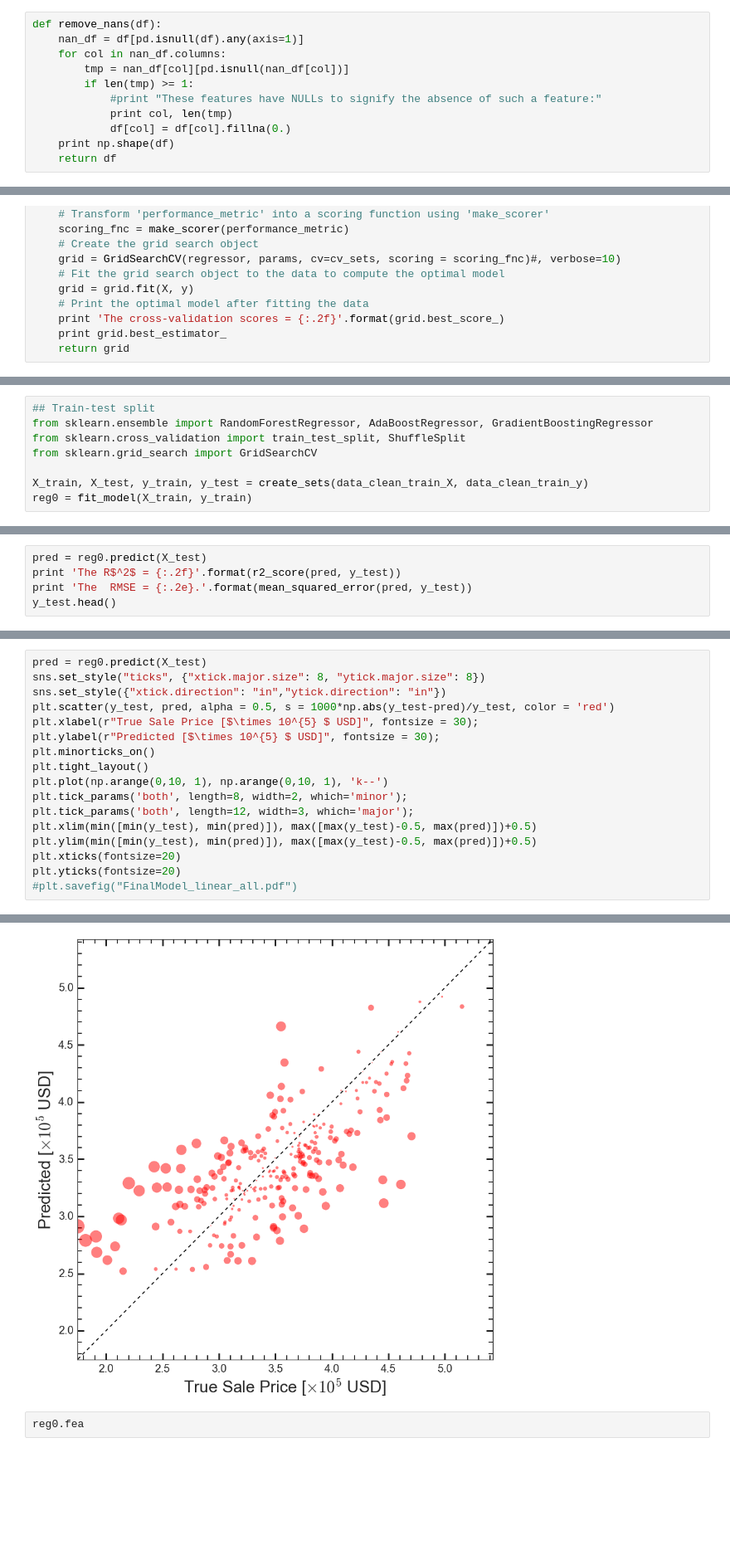
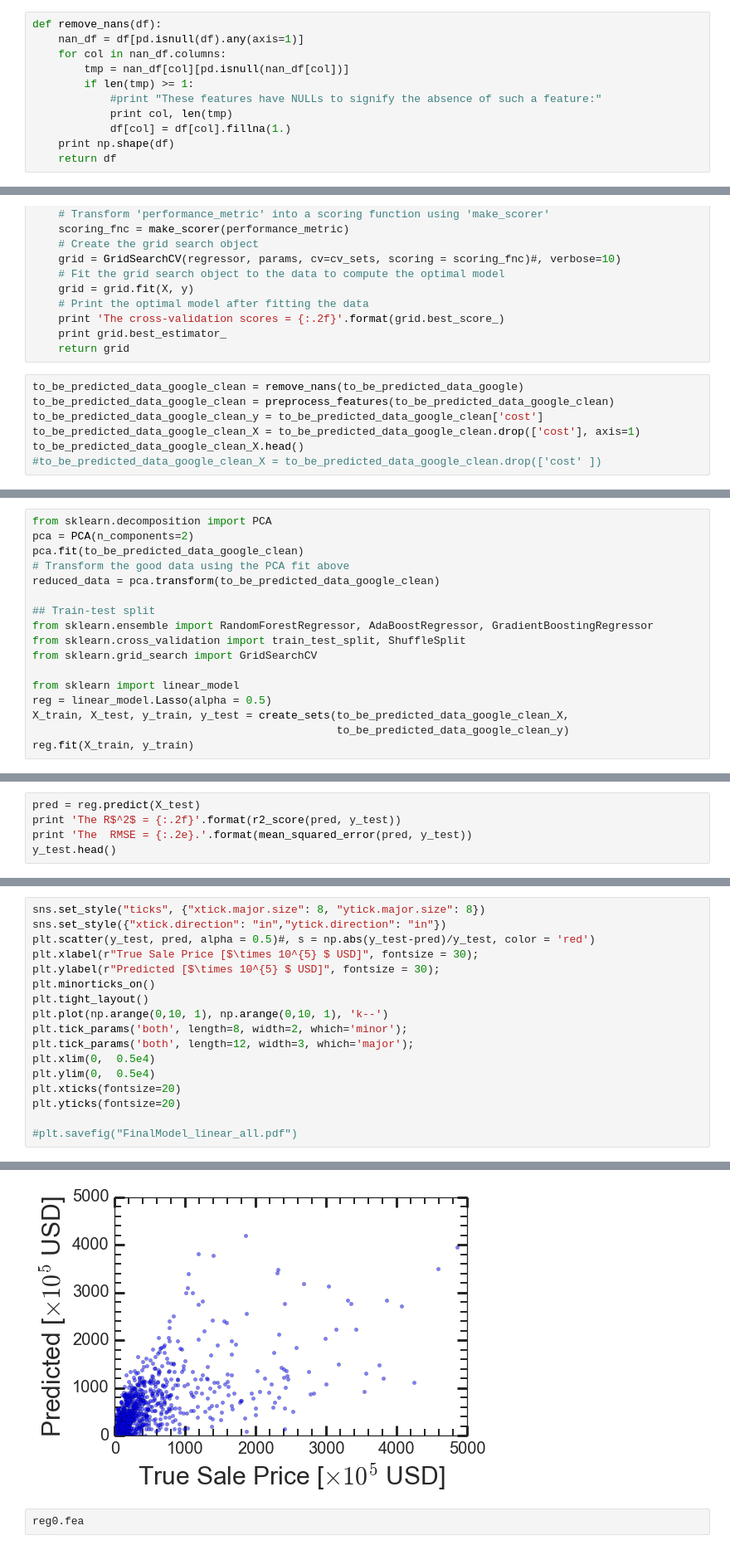
Before and after one commit to gmsardane/employer-ltv, a Jupyter notebook: ltv-calculation.ipynb, the cells around one changed output, grey strips where cells are left out. Shown: that part at 83% size. Saved outputs shown, nothing was run; the diff lists cells and outputs as text; blank space fills up the shorter version.

```diff
--- a/ltv-calculation.ipynb
+++ b/ltv-calculation.ipynb
@@ -285,7 +295,7 @@ def remove_nans(df):
         if len(tmp) >= 1:
             #print "These features have NULLs to signify the absence of such a feature:"
             print col, len(tmp)
-            df[col] = df[col].fillna(0.)
+            df[col] = df[col].fillna(1.)
     print np.shape(df)
     return df
 # %%
@@ -377,3 +384,10 @@ def fit_model(X, y, n_estimators = 1000, min_samples_leaf = 1, min_samples_split
     print 'The cross-validation scores = {:.2f}'.format(grid.best_score_)
     print grid.best_estimator_
     return grid
+# %%
+to_be_predicted_data_google_clean = remove_nans(to_be_predicted_data_google)
+to_be_predicted_data_google_clean = preprocess_features(to_be_predicted_data_google_clean)
+to_be_predicted_data_google_clean_y = to_be_predicted_data_google_clean['cost']
+to_be_predicted_data_google_clean_X = to_be_predicted_data_google_clean.drop(['cost'], axis=1)
+to_be_predicted_data_google_clean_X.head()
+#to_be_predicted_data_google_clean_X = to_be_predicted_data_google_clean.drop(['cost' ])
@@ -387,9 +410,18 @@ vs.ModelLearning(data_clean_train_X, data_clean_train_y)
 # %%
+from sklearn.decomposition import PCA
+pca = PCA(n_components=2)
+pca.fit(to_be_predicted_data_google_clean)
+# Transform the good data using the PCA fit above
+reduced_data = pca.transform(to_be_predicted_data_google_clean)
+
 ## Train-test split
 from sklearn.ensemble import RandomForestRegressor, AdaBoostRegressor, GradientBoostingRegressor
 from sklearn.cross_validation import train_test_split, ShuffleSplit
 from sklearn.grid_search import GridSearchCV
 
-X_train, X_test, y_train, y_test = create_sets(data_clean_train_X, data_clean_train_y)
-reg0 = fit_model(X_train, y_train)
+from sklearn import linear_model
+reg = linear_model.Lasso(alpha = 0.5)
+X_train, X_test, y_train, y_test = create_sets(to_be_predicted_data_google_clean_X,
+                                               to_be_predicted_data_google_clean_y)
+reg.fit(X_train, y_train)
 # %% [output]
@@ -405,5 +433,5 @@ GradientBoostingRegressor(alpha=0.9, init=None, learning_rate=0.01,
 # %%
-pred = reg0.predict(X_test)
+pred = reg.predict(X_test)
 print 'The R$^2$ = {:.2f}'.format(r2_score(pred, y_test))
 print 'The  RMSE = {:.2e}.'.format(mean_squared_error(pred, y_test))
 y_test.head()
@@ -418,9 +446,8 @@ The  RMSE = 8.79e+07.
 Name: cost, dtype: float64
 # %%
-pred = reg0.predict(X_test)
 sns.set_style("ticks", {"xtick.major.size": 8, "ytick.major.size": 8})
 sns.set_style({"xtick.direction": "in","ytick.direction": "in"})
-plt.scatter(y_test, pred, alpha = 0.5, s = 1000*np.abs(y_test-pred)/y_test, color = 'red')
+plt.scatter(y_test, pred, alpha = 0.5)#, s = np.abs(y_test-pred)/y_test, color = 'red')
 plt.xlabel(r"True Sale Price [$\times 10^{5} $ USD]", fontsize = 30);
 plt.ylabel(r"Predicted [$\times 10^{5} $ USD]", fontsize = 30);
 plt.minorticks_on()
@@ -428,9 +455,10 @@ plt.tight_layout()
 plt.plot(np.arange(0,10, 1), np.arange(0,10, 1), 'k--')
 plt.tick_params('both', length=8, width=2, which='minor');
 plt.tick_params('both', length=12, width=3, which='major');
-plt.xlim(min([min(y_test), min(pred)]), max([max(y_test)-0.5, max(pred)])+0.5)
-plt.ylim(min([min(y_test), min(pred)]), max([max(y_test)-0.5, max(pred)])+0.5)
+plt.xlim(0,  0.5e4)
+plt.ylim(0,  0.5e4)
 plt.xticks(fontsize=20)
 plt.yticks(fontsize=20)
+
 #plt.savefig("FinalModel_linear_all.pdf")
 # %% [output]
@@ -441,3 +467,3 @@ The  RMSE = 1.73e-01.
-[figure, old version]
+[figure, new version]
 # %%
 reg0.fea
```
Also changed, not shown: parts of 19 cells of this notebook.
